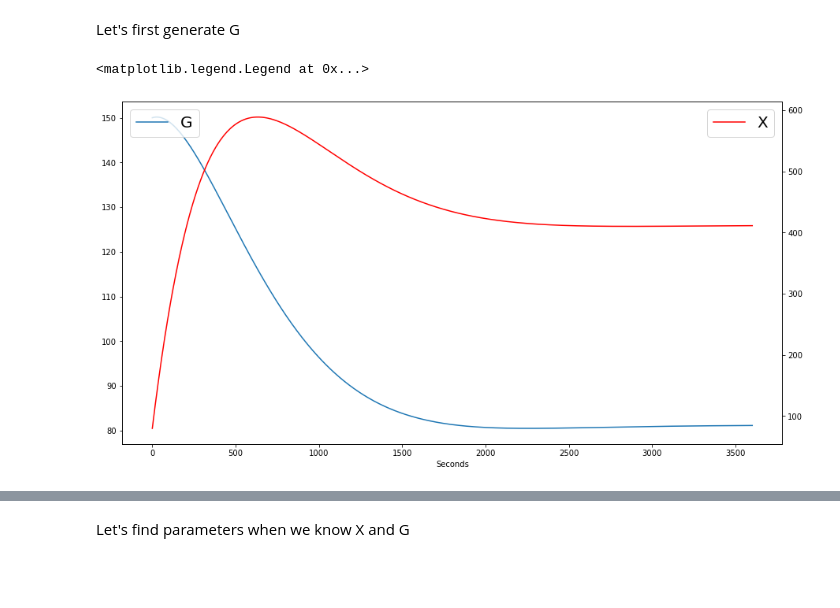
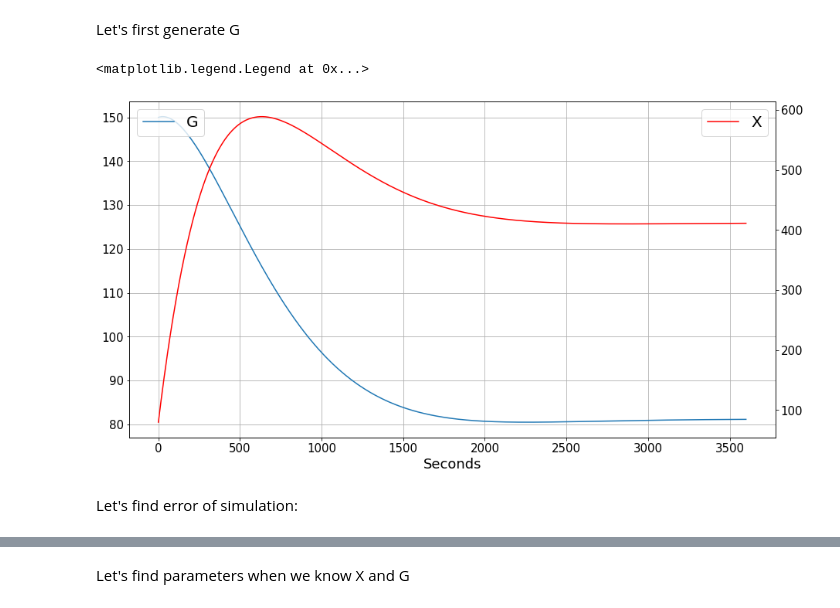
Before and after one commit to vanderwardan/insulin_sensitivity, a Jupyter notebook: Third_model_Vardan.ipynb, the cells around one changed output, grey strips where cells are left out. Saved outputs shown, nothing was run; the diff lists cells and outputs as text; code cells hidden in the pictures; blank space fills up the shorter version.

```diff
--- a/Third_model_Vardan.ipynb
+++ b/Third_model_Vardan.ipynb
@@ -46,14 +47,20 @@ T = 60
 G, X = find_g(p1, p2, p3, p4, p5, X0, T, step)
 # %%
 fig, ax = plt.subplots(figsize=(15, 8))
+plt.rc('ytick',labelsize=15)
+plt.rc('xtick',labelsize=15)
 
 plt.plot(G, label='G')
-plt.xlabel('Seconds')
+plt.xlabel('Seconds', fontsize=18)
 plt.legend(loc='upper left', prop={'size': 20})
+plt.grid()
 
 ax = ax.twinx()
 plt.plot(X, label='X', color='r')
+
 plt.legend(prop={'size': 20})
 # %% [output]
 <matplotlib.legend.Legend at 0x...>
-[figure, old version]
+[figure, new version]
+# %% [markdown]
+Let's find error of simulation:
```
Also changed, not shown: parts of 17 cells of this notebook.
